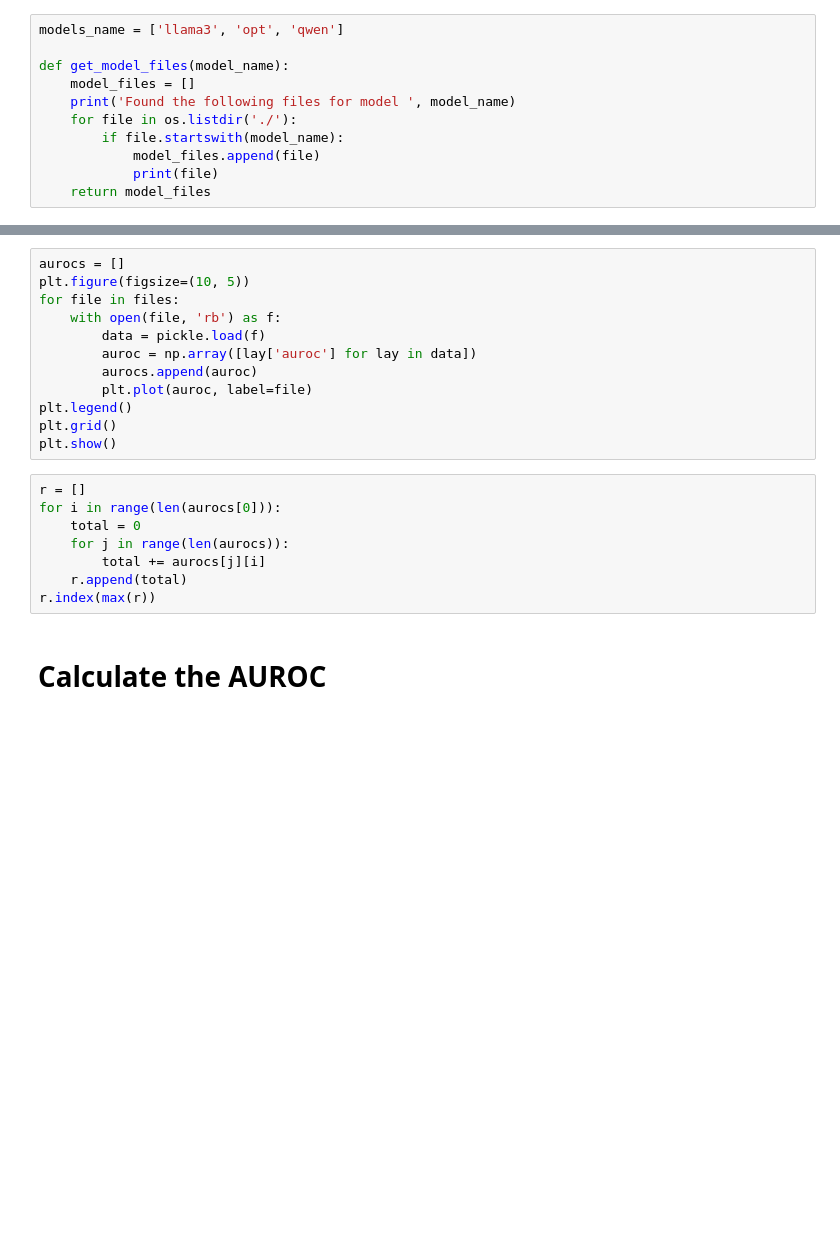
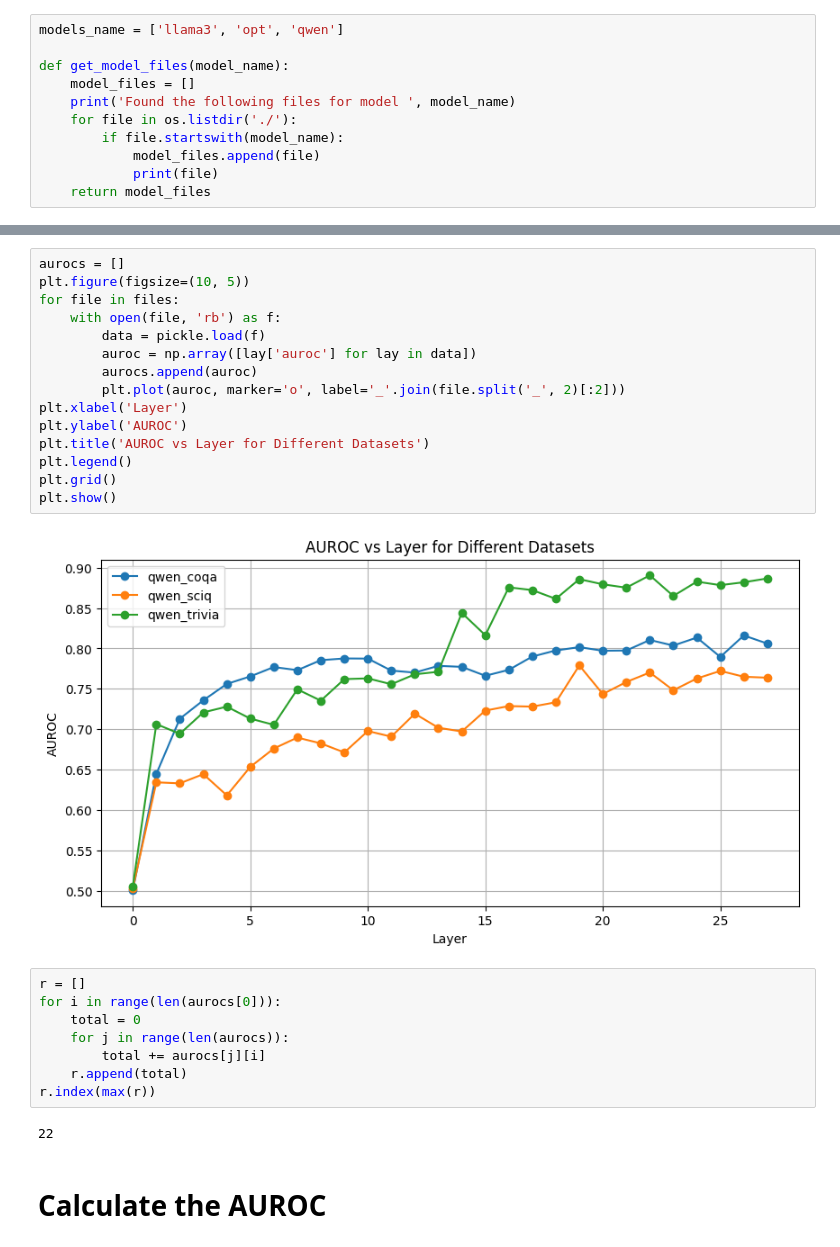
Before and after one commit to Newton-9560/AL_SSL_UE, a Jupyter notebook: results/analysis.ipynb, the cells around one changed output, grey strips where cells are left out. Saved outputs shown, nothing was run; the diff lists cells and outputs as text; blank space fills up the shorter version.

```diff
--- a/results/analysis.ipynb
+++ b/results/analysis.ipynb
@@ -19,15 +24,20 @@ files = get_model_files('qwen')
 # %%
 aurocs = []
 plt.figure(figsize=(10, 5))
 for file in files:
     with open(file, 'rb') as f:
         data = pickle.load(f)
         auroc = np.array([lay['auroc'] for lay in data])
         aurocs.append(auroc)
-        plt.plot(auroc, label=file)
+        plt.plot(auroc, marker='o', label='_'.join(file.split('_', 2)[:2]))
+plt.xlabel('Layer')
+plt.ylabel('AUROC')
+plt.title('AUROC vs Layer for Different Datasets')
 plt.legend()
 plt.grid()
 plt.show()
+# %% [output]
+[figure, added]
 # %%
 r = []
 for i in range(len(aurocs[0])):
@@ -36,6 +46,8 @@ for i in range(len(aurocs[0])):
         total += aurocs[j][i]
     r.append(total)
 r.index(max(r))
+# %% [output]
+22
 # %% [markdown]
 # Calculate the AUROC
 # %%
```
Also changed, not shown: parts of 2 cells of this notebook, 12 other files.
